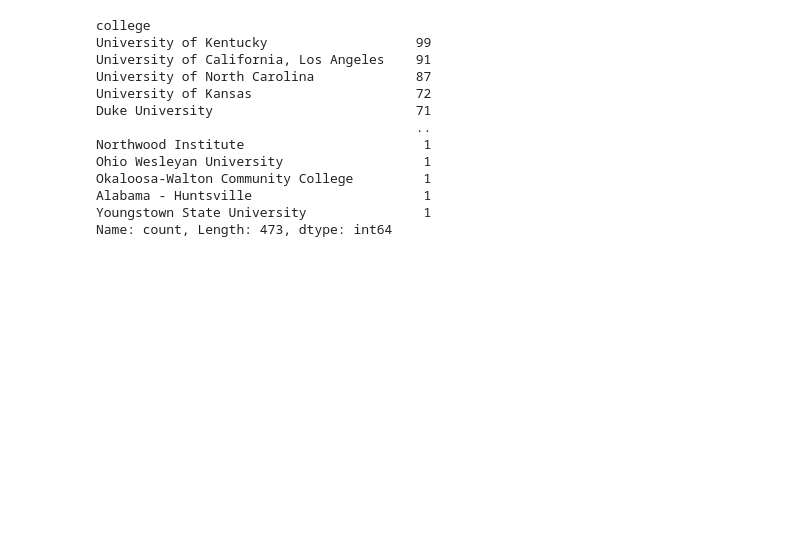
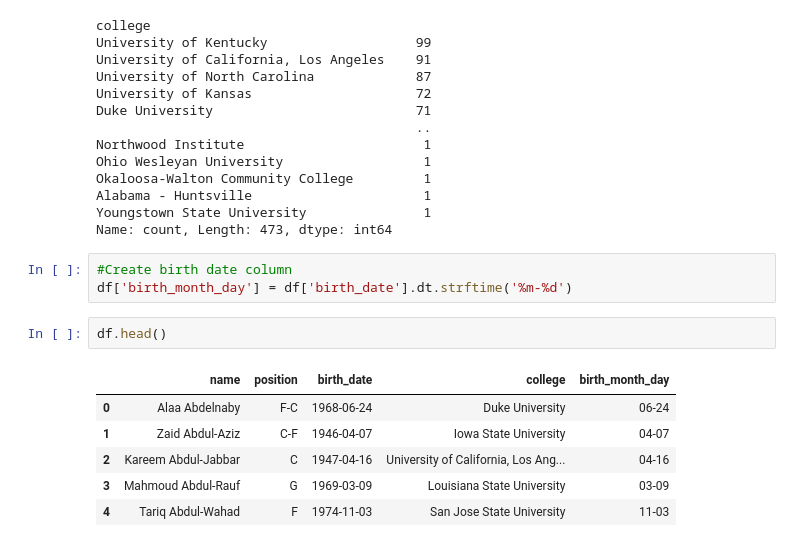
Before and after one commit to AgentXCross/PythonDS-ML, a Jupyter notebook: Projects/Notebooks/basketball.ipynb, the cells around one changed output. Cells and saved outputs as stored; diff of their text form; blank space fills up the shorter version.

```diff
--- a/Projects/Notebooks/basketball.ipynb
+++ b/Projects/Notebooks/basketball.ipynb
@@ -81,3 +94,15 @@ Okaloosa-Walton Community College         1
 Alabama - Huntsville                      1
 Youngstown State University               1
 Name: count, Length: 473, dtype: int64
+# %%
+#Create birth date column
+df['birth_month_day'] = df['birth_date'].dt.strftime('%m-%d')
+# %%
+df.head()
+# %% [output]
+|  | name | position | birth_date | college | birth_month_day |
+| 0 | Alaa Abdelnaby | F-C | 1968-06-24 | Duke University | 06-24 |
+| 1 | Zaid Abdul-Aziz | C-F | 1946-04-07 | Iowa State University | 04-07 |
+| 2 | Kareem Abdul-Jabbar | C | 1947-04-16 | University of California, Los Ang... | 04-16 |
+| 3 | Mahmoud Abdul-Rauf | G | 1969-03-09 | Louisiana State University | 03-09 |
+| 4 | Tariq Abdul-Wahad | F | 1974-11-03 | San Jose State University | 11-03 |
```
Also changed, not shown: parts of 20 cells of this notebook, 1 other file.
